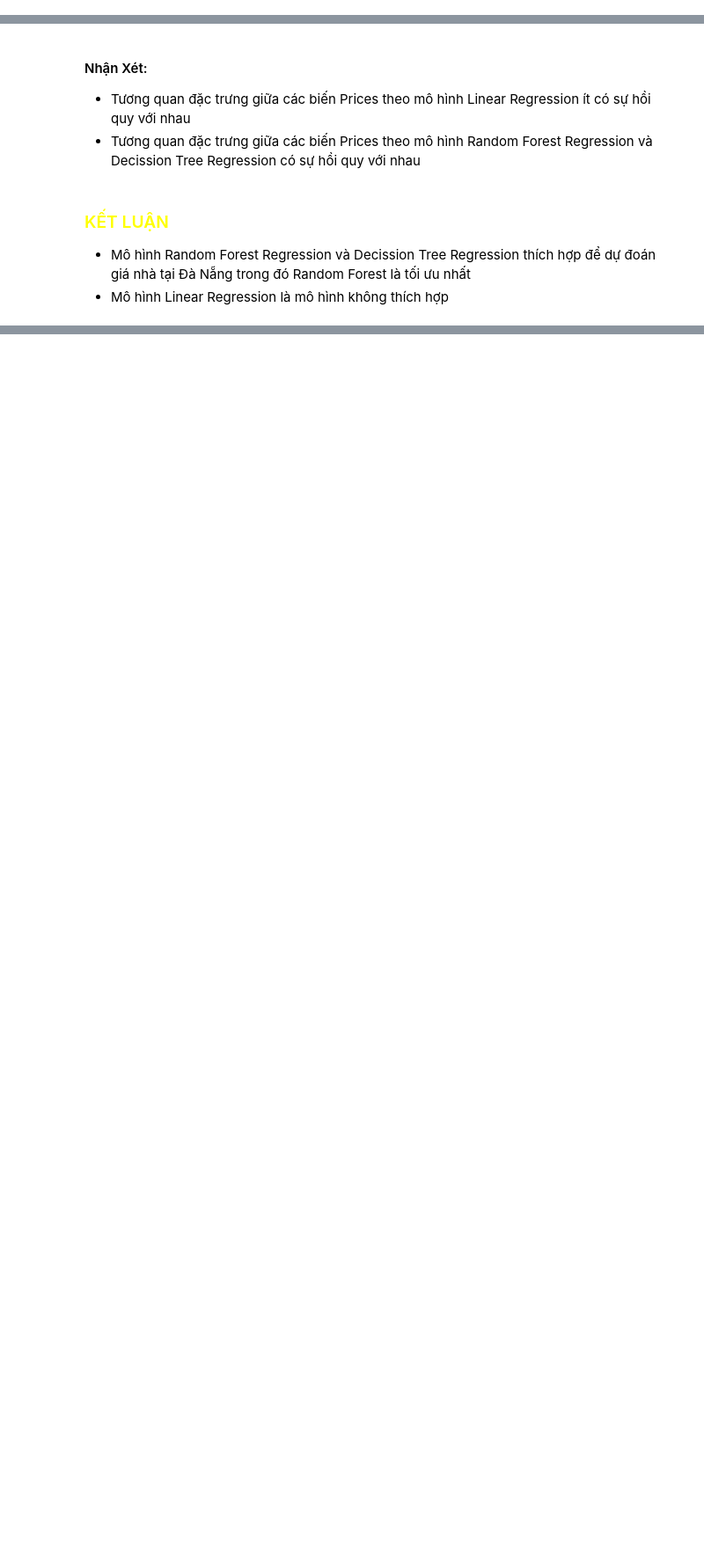
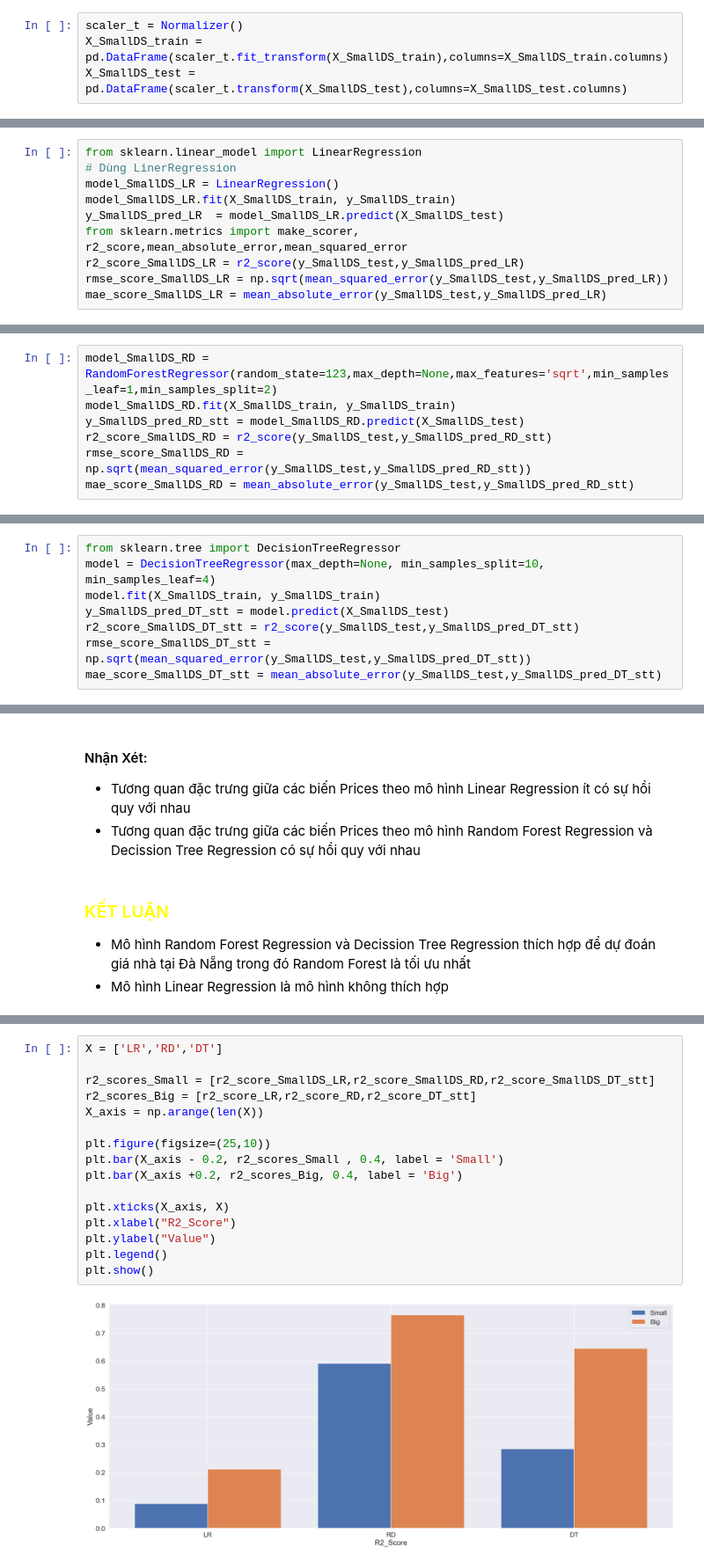
Before and after one commit to Truongquangkhang/Real_estate_in_DaNang, a Jupyter notebook: Khang/Real_ESTATE.ipynb, the cells around one changed output, grey strips where cells are left out. Shown at 88% size. Drawn from its saved outputs; the diff is of its cells as text; blank space fills up the shorter version.

```diff
--- a/Khang/Real_ESTATE.ipynb
+++ b/Khang/Real_ESTATE.ipynb
@@ -732,6 +814,10 @@ from sklearn.preprocessing import StandardScaler,Normalizer,PowerTransformer
 scaler = Normalizer()
 X_train =  pd.DataFrame(scaler.fit_transform(X_train),columns=X_train.columns)
 X_test =  pd.DataFrame(scaler.transform(X_test),columns=X_test.columns)
+# %%
+scaler_t = Normalizer()
+X_SmallDS_train =  pd.DataFrame(scaler_t.fit_transform(X_SmallDS_train),columns=X_SmallDS_train.columns)
+X_SmallDS_test =  pd.DataFrame(scaler_t.transform(X_SmallDS_test),columns=X_SmallDS_test.columns)
 # %% [markdown]
 Trước khi chuẩn hóa
 # %%
@@ -875,6 +976,16 @@ Fold 3: 4.176914707847699
 Fold 4: 4.222817198636633
 Fold 5: 4.3140506002396055
 MAE Score: 4.19389812712492
+# %%
+from sklearn.linear_model import LinearRegression
+# Dùng LinerRegression
+model_SmallDS_LR = LinearRegression()
+model_SmallDS_LR.fit(X_SmallDS_train, y_SmallDS_train)
+y_SmallDS_pred_LR  = model_SmallDS_LR.predict(X_SmallDS_test)
+from sklearn.metrics import make_scorer, r2_score,mean_absolute_error,mean_squared_error
+r2_score_SmallDS_LR = r2_score(y_SmallDS_test,y_SmallDS_pred_LR)
+rmse_score_SmallDS_LR = np.sqrt(mean_squared_error(y_SmallDS_test,y_SmallDS_pred_LR))
+mae_score_SmallDS_LR = mean_absolute_error(y_SmallDS_test,y_SmallDS_pred_LR)
 # %% [markdown]
 ### Tìm siêu tham số cho mô hình linear regression
 Các siêu tham số quan trọng nhất trong mô hình Linear Regression bao gồm:
@@ -1102,3 +1218,10 @@ Fold 3: 1.8251844785480436
 Fold 4: 1.8099984202845183
 Fold 5: 2.014789619709615
 MAE Score: 1.8831201421904473
+# %%
+model_SmallDS_RD = RandomForestRegressor(random_state=123,max_depth=None,max_features='sqrt',min_samples_leaf=1,min_samples_split=2)
+model_SmallDS_RD.fit(X_SmallDS_train, y_SmallDS_train)
+y_SmallDS_pred_RD_stt = model_SmallDS_RD.predict(X_SmallDS_test)
+r2_score_SmallDS_RD = r2_score(y_SmallDS_test,y_SmallDS_pred_RD_stt)
+rmse_score_SmallDS_RD = np.sqrt(mean_squared_error(y_SmallDS_test,y_SmallDS_pred_RD_stt))
+mae_score_SmallDS_RD = mean_absolute_error(y_SmallDS_test,y_SmallDS_pred_RD_stt)
@@ -1342,3 +1469,11 @@ MAE Score: 2.271122456046147
+# %%
+from sklearn.tree import DecisionTreeRegressor
+model = DecisionTreeRegressor(max_depth=None, min_samples_split=10, min_samples_leaf=4)
+model.fit(X_SmallDS_train, y_SmallDS_train)
+y_SmallDS_pred_DT_stt = model.predict(X_SmallDS_test)
+r2_score_SmallDS_DT_stt = r2_score(y_SmallDS_test,y_SmallDS_pred_DT_stt)
+rmse_score_SmallDS_DT_stt = np.sqrt(mean_squared_error(y_SmallDS_test,y_SmallDS_pred_DT_stt))
+mae_score_SmallDS_DT_stt = mean_absolute_error(y_SmallDS_test,y_SmallDS_pred_DT_stt)
 # %%
 import matplotlib.pyplot as plt
 
@@ -1545,0 +1708,18 @@ sns.jointplot(x=y_test,y=y_pred_DT_stt,kind='reg')
+# %%
+X = ['LR','RD','DT']
+
+r2_scores_Small = [r2_score_SmallDS_LR,r2_score_SmallDS_RD,r2_score_SmallDS_DT_stt]
+r2_scores_Big = [r2_score_LR,r2_score_RD,r2_score_DT_stt]
+X_axis = np.arange(len(X))
+
+plt.figure(figsize=(25,10))
+plt.bar(X_axis - 0.2, r2_scores_Small , 0.4, label = 'Small')
+plt.bar(X_axis +0.2, r2_scores_Big, 0.4, label = 'Big')
+
+plt.xticks(X_axis, X)
+plt.xlabel("R2_Score")
+plt.ylabel("Value")
+plt.legend()
+plt.show()
+# %% [output]
+[figure, added]
```
Also changed, not shown: parts of 60 cells of this notebook.
